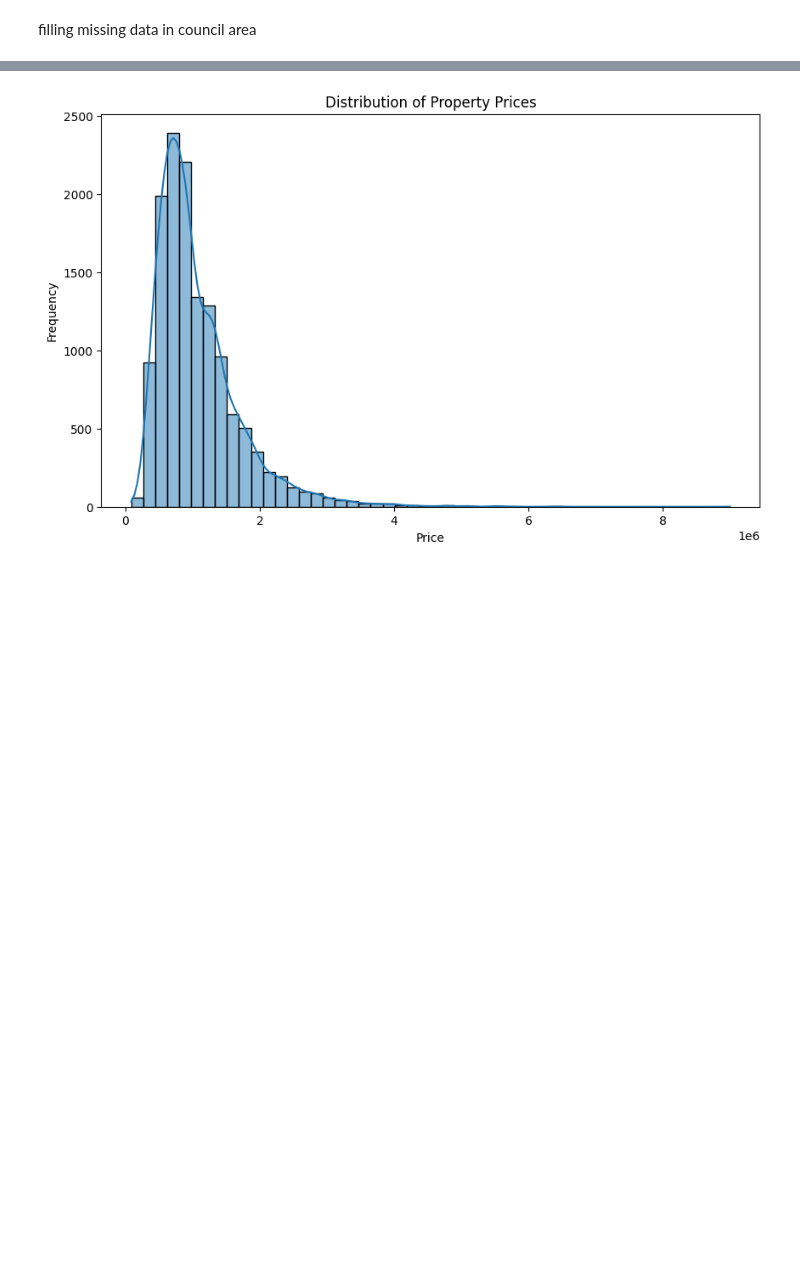
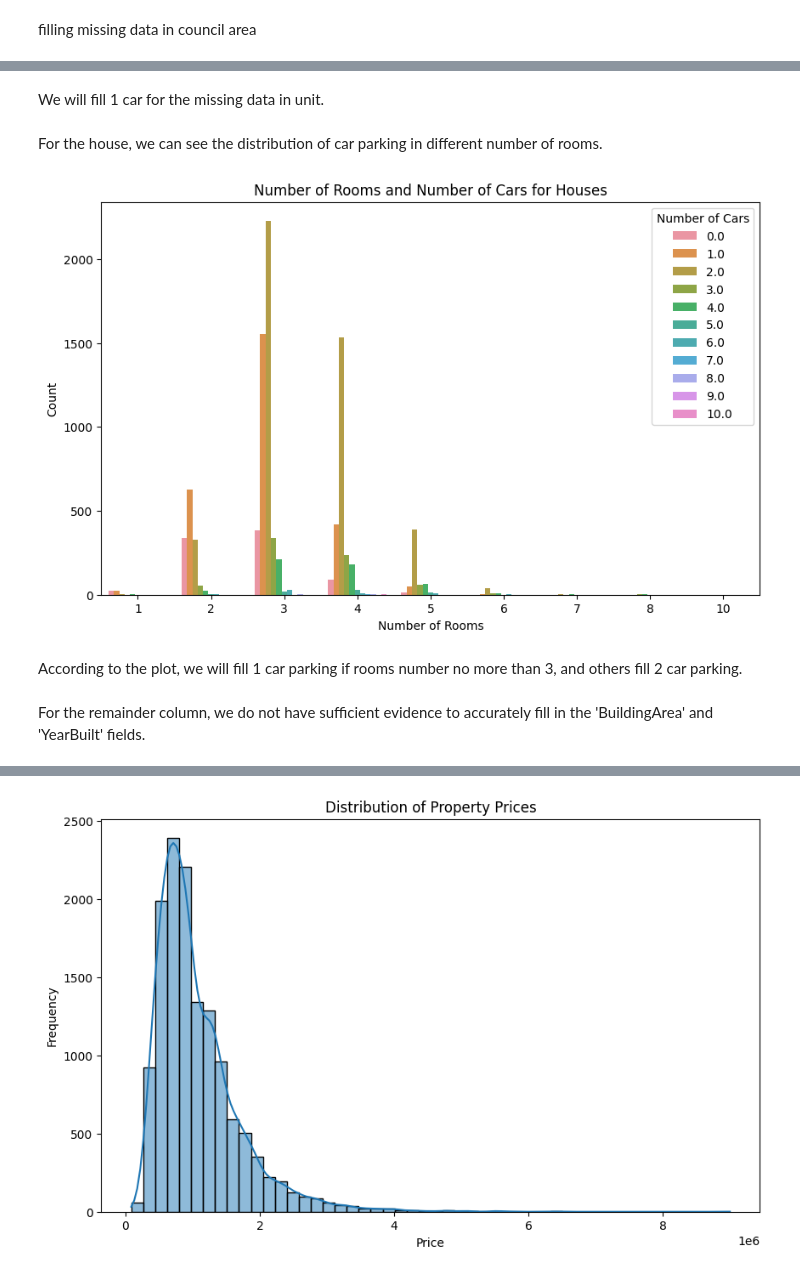
Before and after one commit to smyzw1wzq/da_project, a Jupyter notebook: mel_house.ipynb, the cells around one changed output, grey strips where cells are left out. Cells and saved outputs as stored; diff of their text form; code cells hidden in the pictures; blank space fills up the shorter version.

```diff
--- a/mel_house.ipynb
+++ b/mel_house.ipynb
@@ -192,0 +252,20 @@ The price and distance are little bit left skew.
+# %% [markdown]
+We will fill 1 car for the missing data in unit.
+# %% [markdown]
+For the house, we can see the distribution of car parking in different number of rooms.
+# %%
+# Filter data for houses only
+houses_data = df[df['Type'] == 'h']
+
+# Plot the number of rooms and number of cars for houses
+plt.figure(figsize=(10, 6))
+sns.countplot(x='Rooms', hue='Car', data=houses_data)
+plt.title('Number of Rooms and Number of Cars for Houses')
+plt.xlabel('Number of Rooms')
+plt.ylabel('Count')
+plt.legend(title='Number of Cars', loc='upper right')
+plt.show()
+# %% [output]
+[figure, added]
+# %% [markdown]
+According to the plot, we will fill 1 car parking if rooms number no more than 3, and others fill 2 car parking.
@@ -192,0 +276,2 @@ The price and distance are little bit left skew.
+# %% [markdown]
+For the remainder column, we do not have sufficient evidence to accurately fill in the 'BuildingArea' and 'YearBuilt' fields.
```
Also changed, not shown: parts of 56 cells of this notebook.
